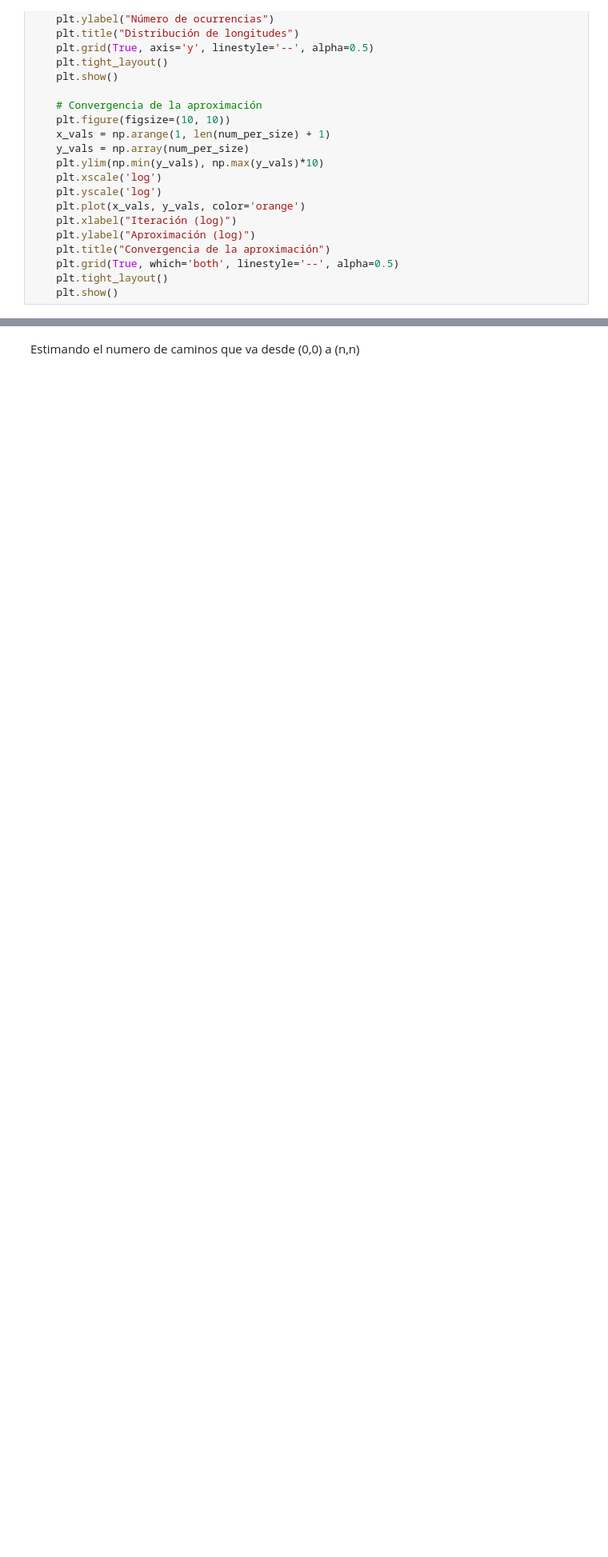
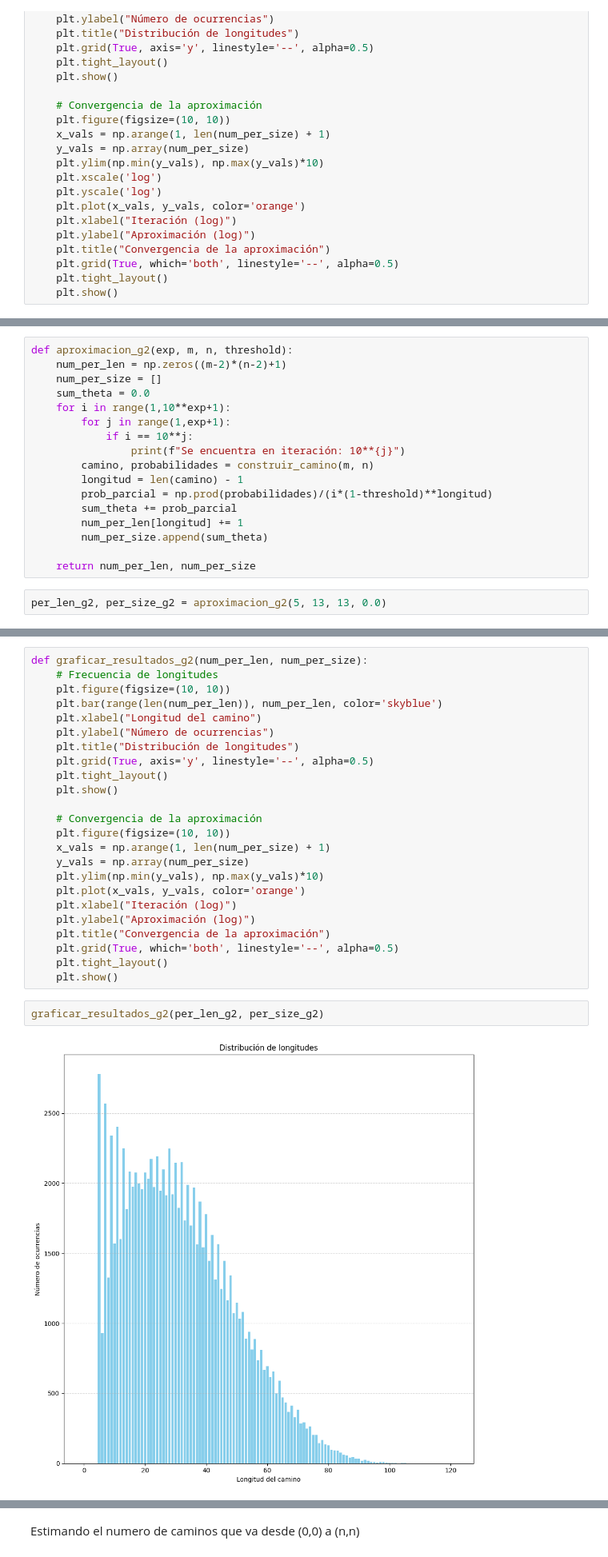
Before and after one commit to Alvaro-SVR/mcm-barbu-zhu, a Jupyter notebook: capitulo2.ipynb, the cells around one changed output, grey strips where cells are left out. Shown: that part at 80% size. Cells and saved outputs as stored; diff of their text form; blank space fills up the shorter version.

```diff
--- a/capitulo2.ipynb
+++ b/capitulo2.ipynb
@@ -138,0 +141,19 @@ graficar_resultados(per_len_g1, per_size_g1)
+# %%
+def aproximacion_g2(exp, m, n, threshold):
+    num_per_len = np.zeros((m-2)*(n-2)+1)
+    num_per_size = []
+    sum_theta = 0.0
+    for i in range(1,10**exp+1):
+        for j in range(1,exp+1):
+            if i == 10**j:
+                print(f"Se encuentra en iteración: 10**{j}")
+        camino, probabilidades = construir_camino(m, n)
+        longitud = len(camino) - 1
+        prob_parcial = np.prod(probabilidades)/(i*(1-threshold)**longitud)
+        sum_theta += prob_parcial
+        num_per_len[longitud] += 1
+        num_per_size.append(sum_theta)
+
+    return num_per_len, num_per_size
+# %%
+per_len_g2, per_size_g2 = aproximacion_g2(5, 13, 13, 0.0)
@@ -138,0 +166,28 @@ graficar_resultados(per_len_g1, per_size_g1)
+# %%
+def graficar_resultados_g2(num_per_len, num_per_size):
+    # Frecuencia de longitudes
+    plt.figure(figsize=(10, 10))
+    plt.bar(range(len(num_per_len)), num_per_len, color='skyblue')
+    plt.xlabel("Longitud del camino")
+    plt.ylabel("Número de ocurrencias")
+    plt.title("Distribución de longitudes")
+    plt.grid(True, axis='y', linestyle='--', alpha=0.5)
+    plt.tight_layout()
+    plt.show()
+
+    # Convergencia de la aproximación
+    plt.figure(figsize=(10, 10))
+    x_vals = np.arange(1, len(num_per_size) + 1)
+    y_vals = np.array(num_per_size)
+    plt.ylim(np.min(y_vals), np.max(y_vals)*10)
+    plt.plot(x_vals, y_vals, color='orange')
+    plt.xlabel("Iteración (log)")
+    plt.ylabel("Aproximación (log)")
+    plt.title("Convergencia de la aproximación")
+    plt.grid(True, which='both', linestyle='--', alpha=0.5)
+    plt.tight_layout()
+    plt.show()
+# %%
+graficar_resultados_g2(per_len_g2, per_size_g2)
+# %% [output]
+[figure, added]
```
Also changed, not shown: parts of 6 cells of this notebook.
